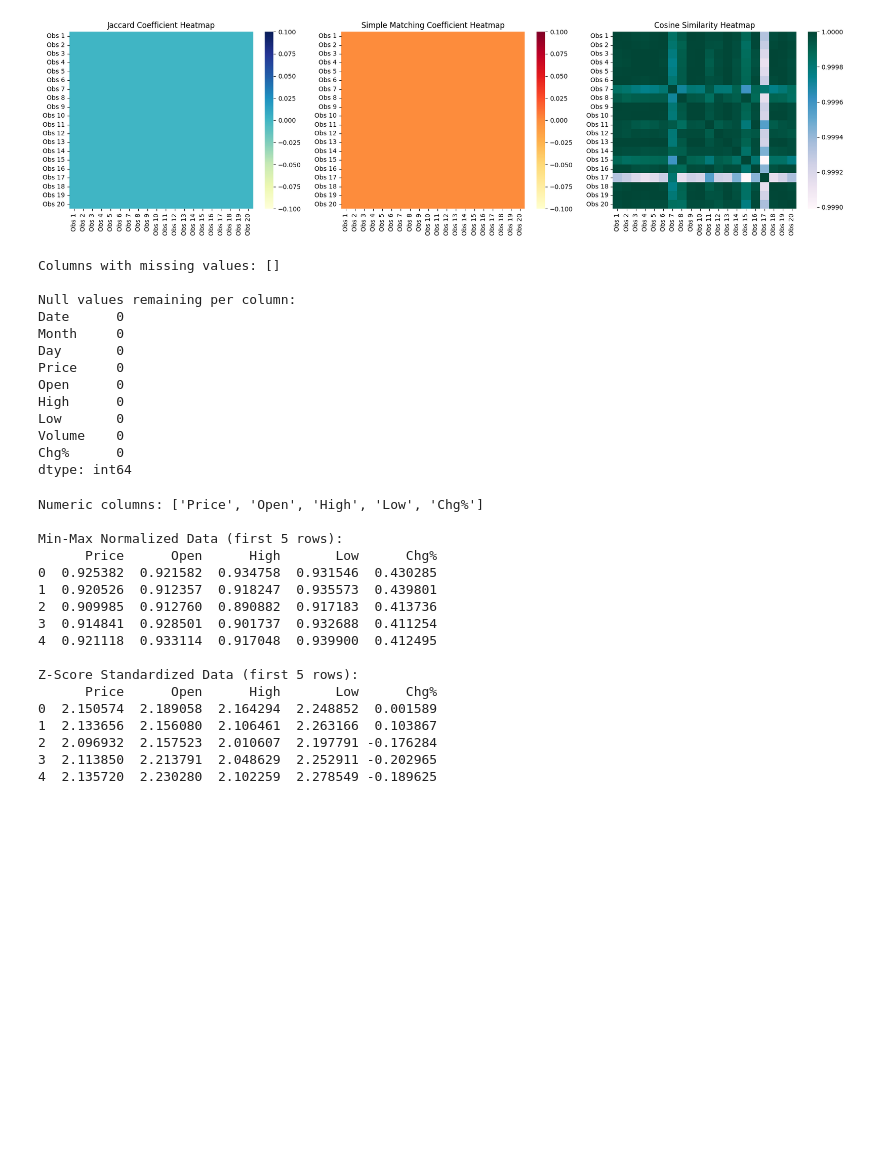
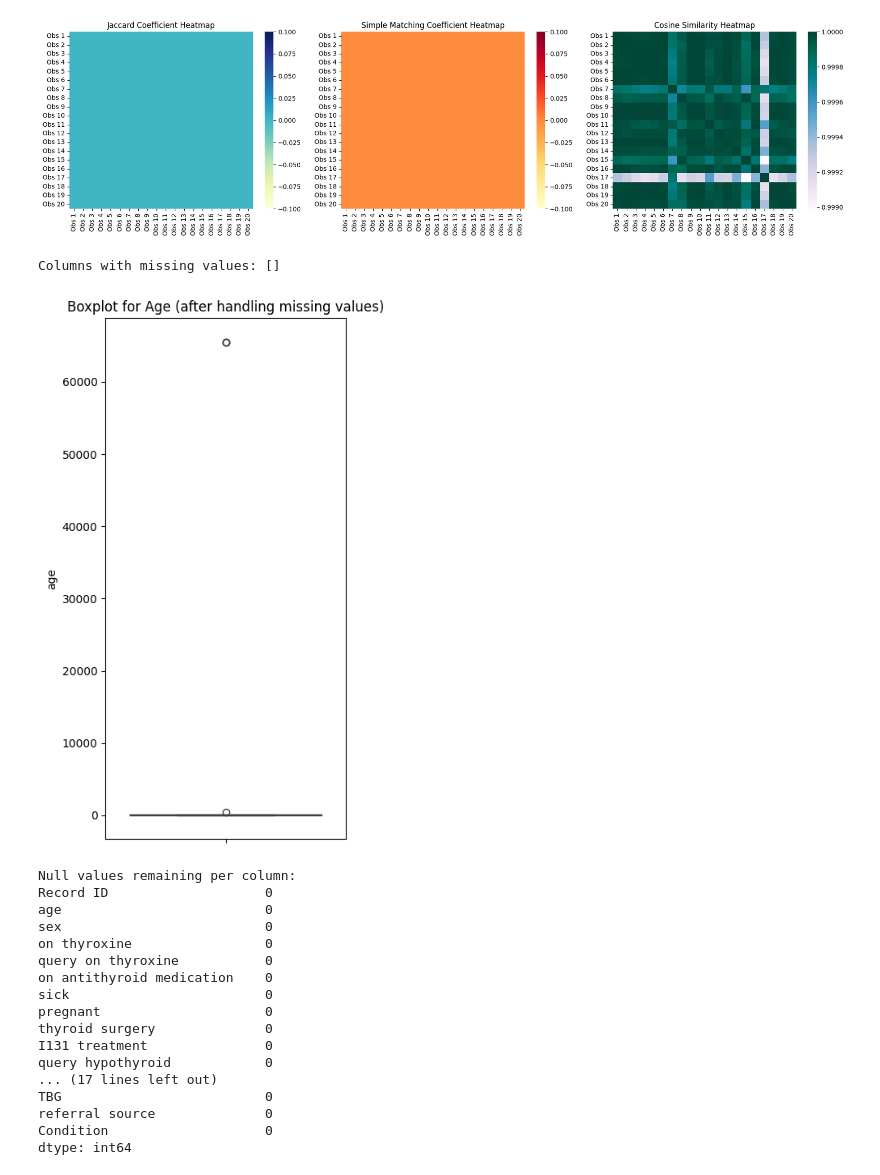
Before and after one commit to harshvardhan176/ML_LAB_01, a Jupyter notebook: ML_LAB_01.ipynb, the cells around one changed output. Drawn from its saved outputs; the diff is of its cells as text; code cells hidden in the pictures; blank space fills up the shorter version.

```diff
--- a/ML_LAB_01.ipynb
+++ b/ML_LAB_01.ipynb
@@ -324,50 +324,70 @@ plt.show()
 #A8
 import pandas as pd
 import numpy as np
+import seaborn as sns
+import matplotlib.pyplot as plt
 
-df = pd.read_excel("Lab Session Data.xlsx", sheet_name="IRCTC Stock Price")
+# Load the thyroid dataset which contains the 'age' column
+excel = 'Lab Session Data.xlsx'
+sheet = 'thyroid0387_UCI'
+df = pd.read_excel(excel, sheet_name=sheet)
+
 
 missing_cols = df.columns[df.isnull().any()]
 print("Columns with missing values:", list(missing_cols))
 
 for col in missing_cols:
     if df[col].dtype == 'object':
         mode_val = df[col].mode()[0]
         df[col].fillna(mode_val, inplace=True)
         print(f"Filled missing values in '{col}' using MODE: {mode_val}")
 
     elif df[col].dtype in ['float64', 'int64']:
 
         Q1 = df[col].quantile(0.25)
         Q3 = df[col].quantile(0.75)
         IQR = Q3 - Q1
         outliers = df[(df[col] < Q1 - 1.5 * IQR) | (df[col] > Q3 + 1.5 * IQR)]
 
         if len(outliers) > 0:
             median_val = df[col].median()
             df[col].fillna(median_val, inplace=True)
             print(f"Filled missing values in '{col}' using MEDIAN: {median_val}")
         else:
             mean_val = df[col].mean()
             df[col].fillna(mean_val, inplace=True)
             print(f"Filled missing values in '{col}' using MEAN: {mean_val:.2f}")
 
+# Plotting the boxplot for 'age' column after handling missing values
+plt.figure(figsize=(4, 7))
+sns.boxplot(y=df['age'])
+plt.title("Boxplot for Age (after handling missing values)")
+plt.ylabel("age")
+plt.tight_layout()
+plt.show()
+
 print("\nNull values remaining per column:")
 print(df.isnull().sum())
 # %% [output]
 Columns with missing values: []
-
-Null values remaining per column:
-Date      0
-Month     0
-Day       0
-Price     0
-Open      0
-High      0
-Low       0
-Volume    0
-Chg%      0
-dtype: int64
+[figure, added]
+Null values remaining per column:
+Record ID                    0
+age                          0
+sex                          0
+on thyroxine                 0
+query on thyroxine           0
+on antithyroid medication    0
+sick                         0
+pregnant                     0
+thyroid surgery              0
+I131 treatment               0
+query hypothyroid            0
+... (17 lines left out)
+TBG                          0
+referral source              0
+Condition                    0
+dtype: int64
 # %%
 # A9
 
@@ -393,21 +413,3 @@ print(df_Scaled[numeric_cols].head())
 
 print("\nZ-Score Standardized Data (first 5 rows):")
 print(df_standardized[numeric_cols].head())
-# %% [output]
-Numeric columns: ['Price', 'Open', 'High', 'Low', 'Chg%']
-
-Min-Max Normalized Data (first 5 rows):
-      Price      Open      High       Low      Chg%
-0  0.925382  0.921582  0.934758  0.931546  0.430285
-1  0.920526  0.912357  0.918247  0.935573  0.439801
-2  0.909985  0.912760  0.890882  0.917183  0.413736
-3  0.914841  0.928501  0.901737  0.932688  0.411254
-4  0.921118  0.933114  0.917048  0.939900  0.412495
-
-Z-Score Standardized Data (first 5 rows):
-      Price      Open      High       Low      Chg%
-0  2.150574  2.189058  2.164294  2.248852  0.001589
-1  2.133656  2.156080  2.106461  2.263166  0.103867
-2  2.096932  2.157523  2.010607  2.197791 -0.176284
-3  2.113850  2.213791  2.048629  2.252911 -0.202965
-4  2.135720  2.230280  2.102259  2.278549 -0.189625
```
